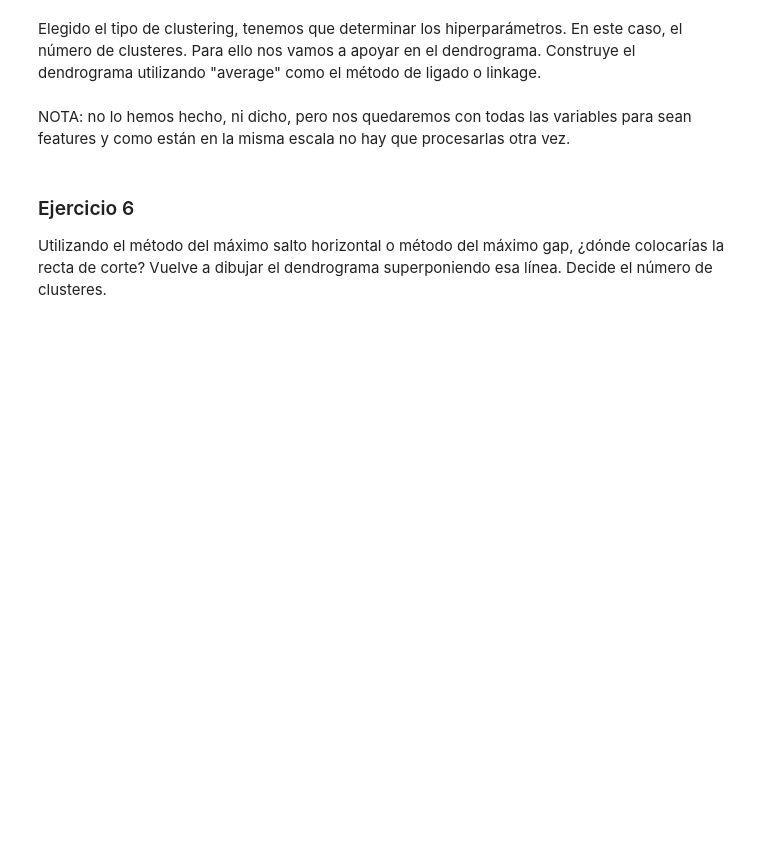
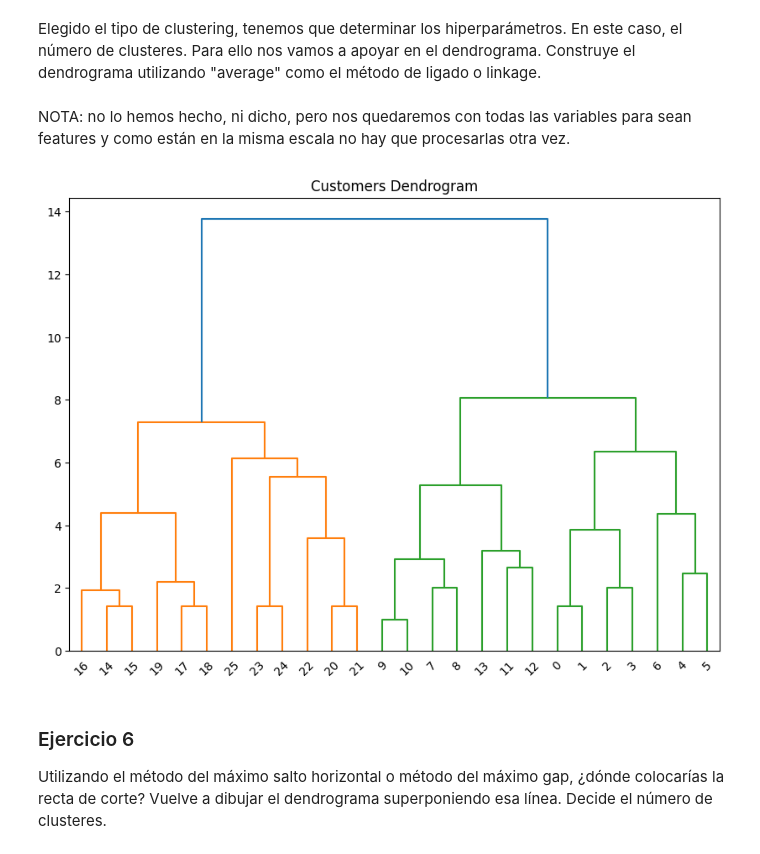
Before and after one commit to Rodrigo6363/ONLINE_DS_THEBRIDGE_ROD, a Jupyter notebook: Sprint_13/Unidad_02/Ejercicios_Workout/14_Ejercicios_Clustering_Jerárquico.ipynb, the cells around one changed output. Cells and saved outputs as stored; diff of their text form; code cells hidden in the pictures; blank space fills up the shorter version.

```diff
--- a/Sprint_13/Unidad_02/Ejercicios_Workout/14_Ejercicios_Clustering_Jerárquico.ipynb
+++ b/Sprint_13/Unidad_02/Ejercicios_Workout/14_Ejercicios_Clustering_Jerárquico.ipynb
@@ -48,6 +116,20 @@ Podríamos intentar cualquier tipo de clusterización, pero vamos a emplear una
 Elegido el tipo de clustering, tenemos que determinar los hiperparámetros. En este caso, el número de clusteres. Para ello nos vamos a apoyar en el dendrograma. Construye el dendrograma utilizando "average" como el método de ligado o linkage.
 # %% [markdown]
 NOTA: no lo hemos hecho, ni dicho, pero nos quedaremos con todas las variables para sean features y como están en la misma escala no hay que procesarlas otra vez.
+# %%
+
+
+plt.figure(figsize=(10, 7))
+plt.title("Customers Dendrogram")
+
+selected_data = df[features]
+clusters = shc.linkage(selected_data,
+            method='average', # Este hiperparámetro y el siguiente tienen que ver con la distancia entre clústeres y los veremos un poco más adelante
+            metric="euclidean")
+shc.dendrogram(Z=clusters)
+plt.show()
+# %% [output]
+[figure, added]
 # %% [markdown]
 ### Ejercicio 6
 
```
Also changed, not shown: parts of 16 cells of this notebook, 1 other file.
